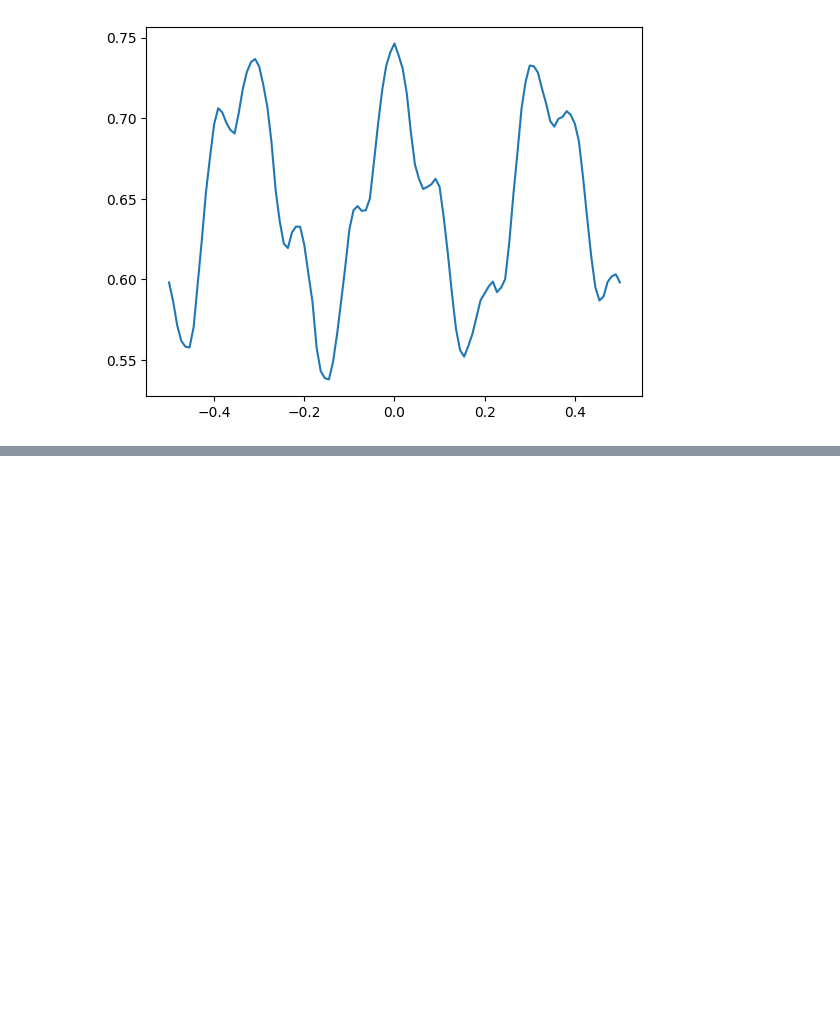
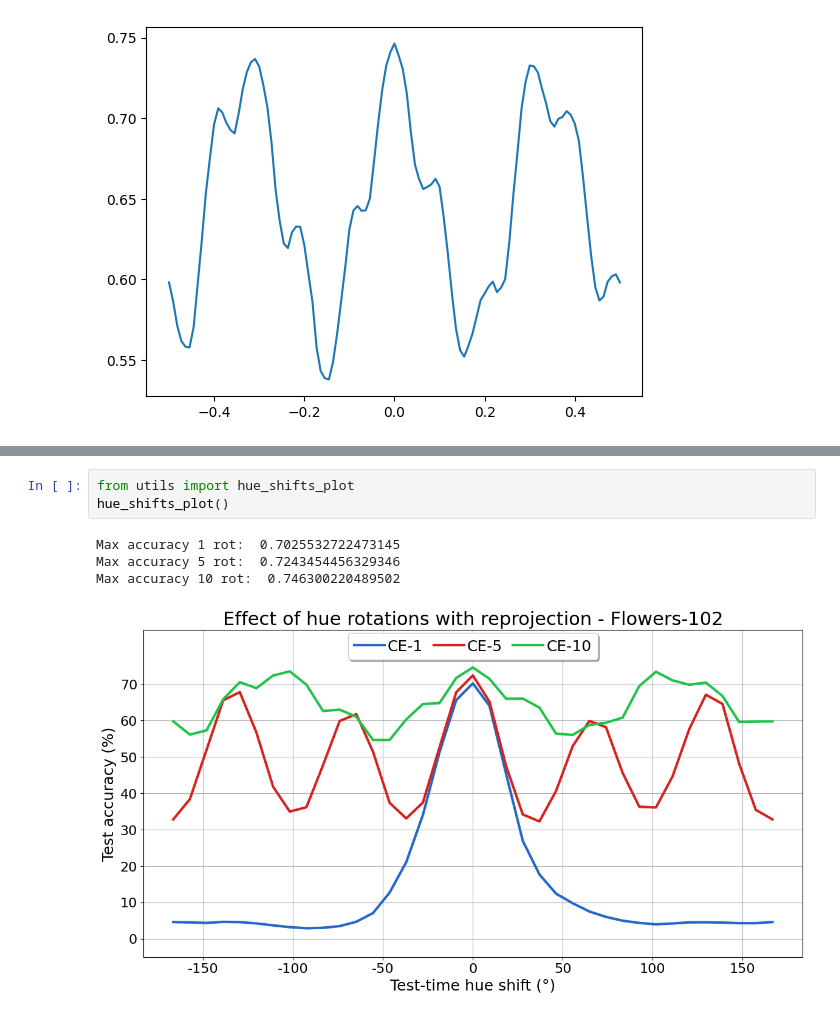
Before and after one commit to ArcovanBreda/CEConvDL2, a Jupyter notebook: CEConv/Arcos_notebook.ipynb, the cells around one changed output, grey strips where cells are left out. Saved outputs shown, nothing was run; the diff lists cells and outputs as text; blank space fills up the shorter version.

```diff
--- a/CEConv/Arcos_notebook.ipynb
+++ b/CEConv/Arcos_notebook.ipynb
@@ -74,0 +80,8 @@ plt.show()
+# %%
+from utils import hue_shifts_plot
+hue_shifts_plot()
+# %% [output]
+Max accuracy 1 rot:  0.7025532722473145
+Max accuracy 5 rot:  0.7243454456329346
+Max accuracy 10 rot:  0.746300220489502
+[figure, added]
```
Also changed, not shown: parts of 1 cell of this notebook, 5 other files.
